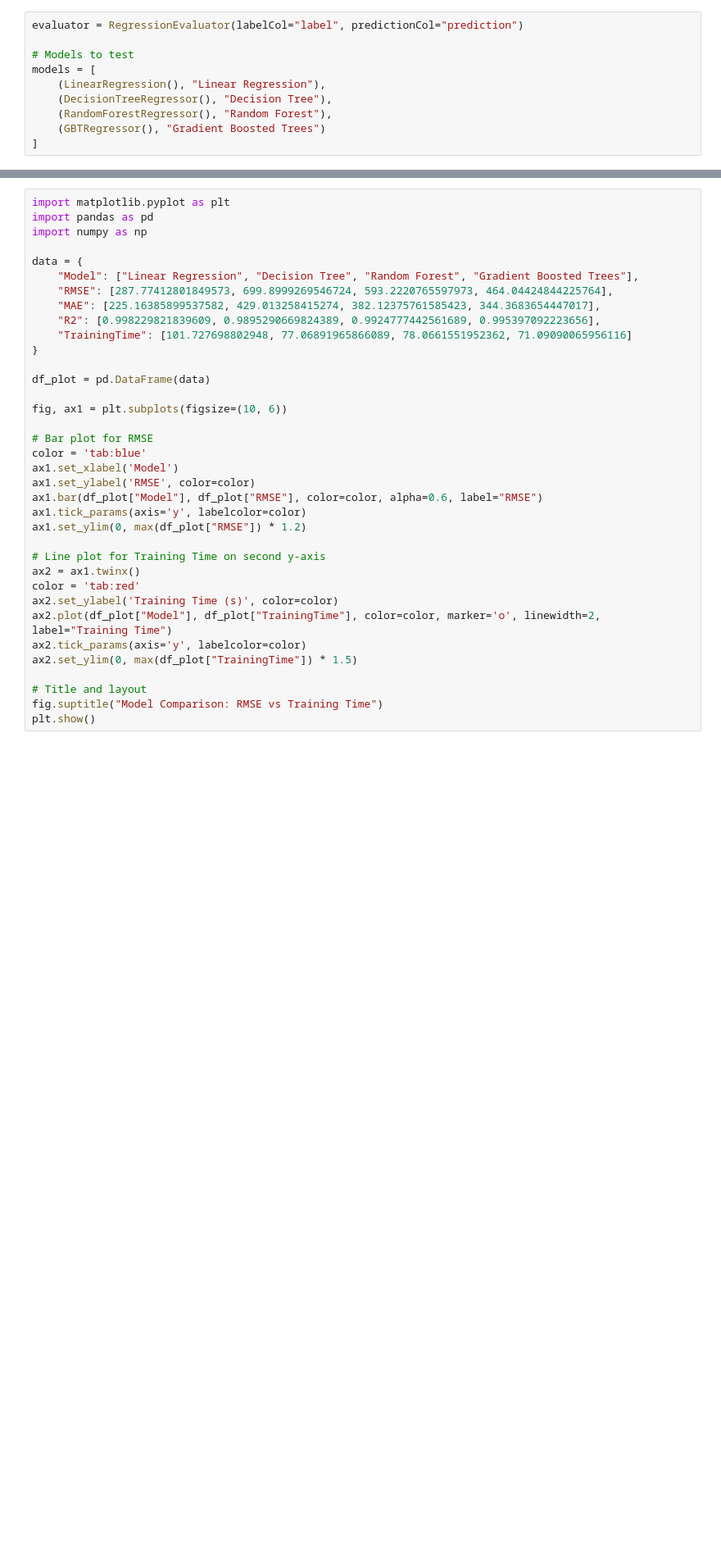
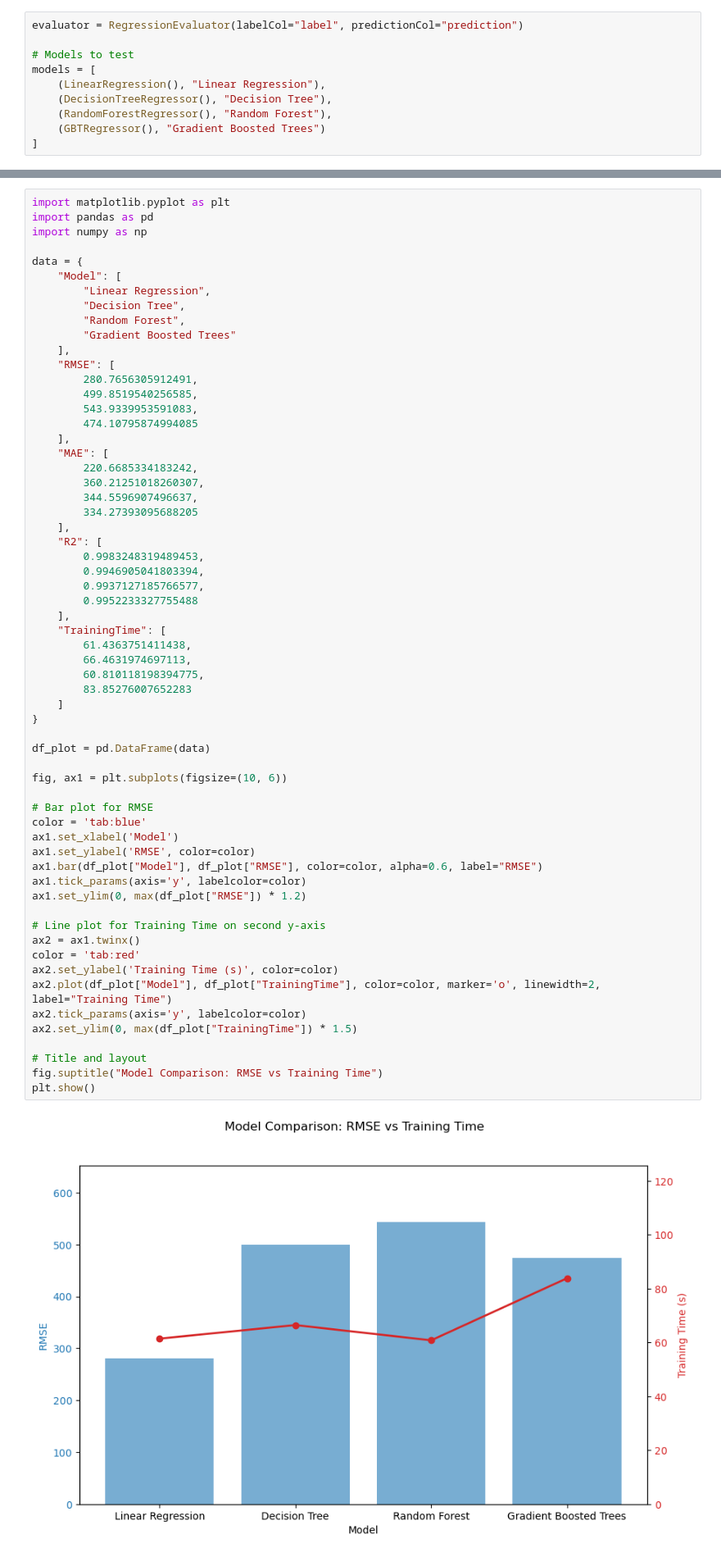
Before and after one commit to atumlin/DS5460_FinalProject, a Jupyter notebook: ModelComparison.ipynb, the cells around one changed output, grey strips where cells are left out. Shown at 82% size. Drawn from its saved outputs; the diff is of its cells as text; blank space fills up the shorter version.

Commit message:
saving progress on model comparisons

```diff
--- a/ModelComparison.ipynb
+++ b/ModelComparison.ipynb
@@ -105,35 +125,62 @@ results_df.show(truncate=False)
 import matplotlib.pyplot as plt
 import pandas as pd
 import numpy as np
 
 data = {
-    "Model": ["Linear Regression", "Decision Tree", "Random Forest", "Gradient Boosted Trees"],
-    "RMSE": [287.77412801849573, 699.8999269546724, 593.2220765597973, 464.04424844225764],
-    "MAE": [225.16385899537582, 429.013258415274, 382.12375761585423, 344.3683654447017],
-    "R2": [0.998229821839609, 0.9895290669824389, 0.9924777442561689, 0.995397092223656],
-    "TrainingTime": [101.727698802948, 77.06891965866089, 78.0661551952362, 71.09090065956116]
+    "Model": [
+        "Linear Regression",
+        "Decision Tree",
+        "Random Forest",
+        "Gradient Boosted Trees"
+    ],
+    "RMSE": [
+        280.7656305912491,
+        499.8519540256585,
+        543.9339953591083,
+        474.10795874994085
+    ],
+    "MAE": [
+        220.6685334183242,
+        360.21251018260307,
+        344.5596907496637,
+        334.27393095688205
+    ],
+    "R2": [
+        0.9983248319489453,
+        0.9946905041803394,
+        0.9937127185766577,
+        0.9952233327755488
+    ],
+    "TrainingTime": [
+        61.4363751411438,
+        66.4631974697113,
+        60.810118198394775,
+        83.85276007652283
+    ]
 }
 
 df_plot = pd.DataFrame(data)
 
 fig, ax1 = plt.subplots(figsize=(10, 6))
 
 # Bar plot for RMSE
 color = 'tab:blue'
 ax1.set_xlabel('Model')
 ax1.set_ylabel('RMSE', color=color)
 ax1.bar(df_plot["Model"], df_plot["RMSE"], color=color, alpha=0.6, label="RMSE")
 ax1.tick_params(axis='y', labelcolor=color)
 ax1.set_ylim(0, max(df_plot["RMSE"]) * 1.2)
 
 # Line plot for Training Time on second y-axis
 ax2 = ax1.twinx()
 color = 'tab:red'
 ax2.set_ylabel('Training Time (s)', color=color)
 ax2.plot(df_plot["Model"], df_plot["TrainingTime"], color=color, marker='o', linewidth=2, label="Training Time")
 ax2.tick_params(axis='y', labelcolor=color)
 ax2.set_ylim(0, max(df_plot["TrainingTime"]) * 1.5)
 
 # Title and layout
 fig.suptitle("Model Comparison: RMSE vs Training Time")
 plt.show()
+# %% [output]
+[figure, added]
```
Also changed, not shown: parts of 19 cells of this notebook.
